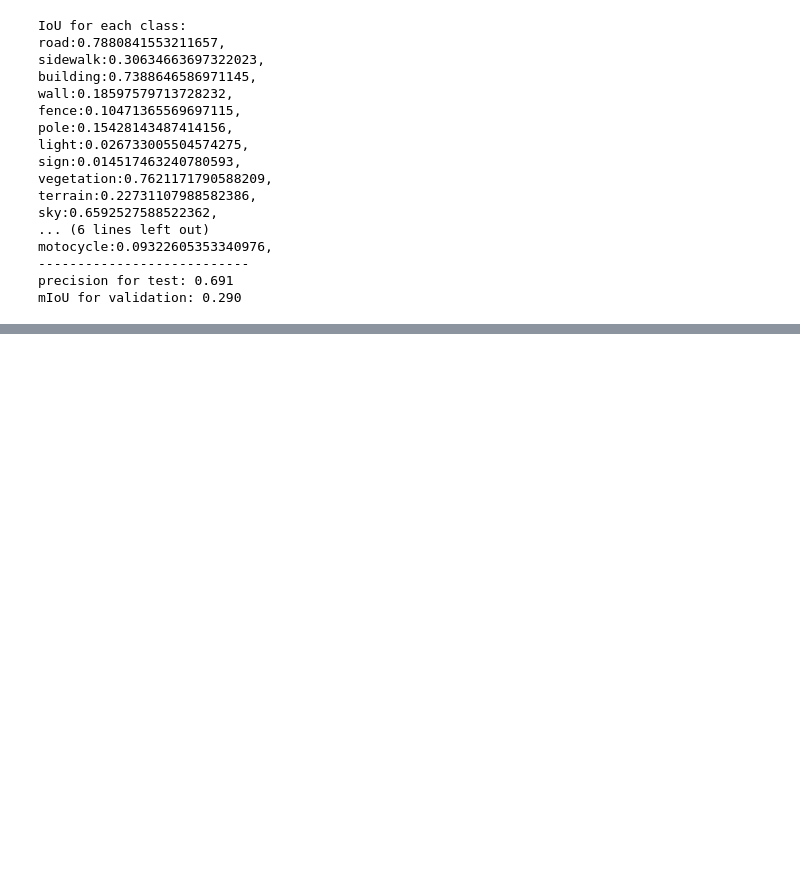
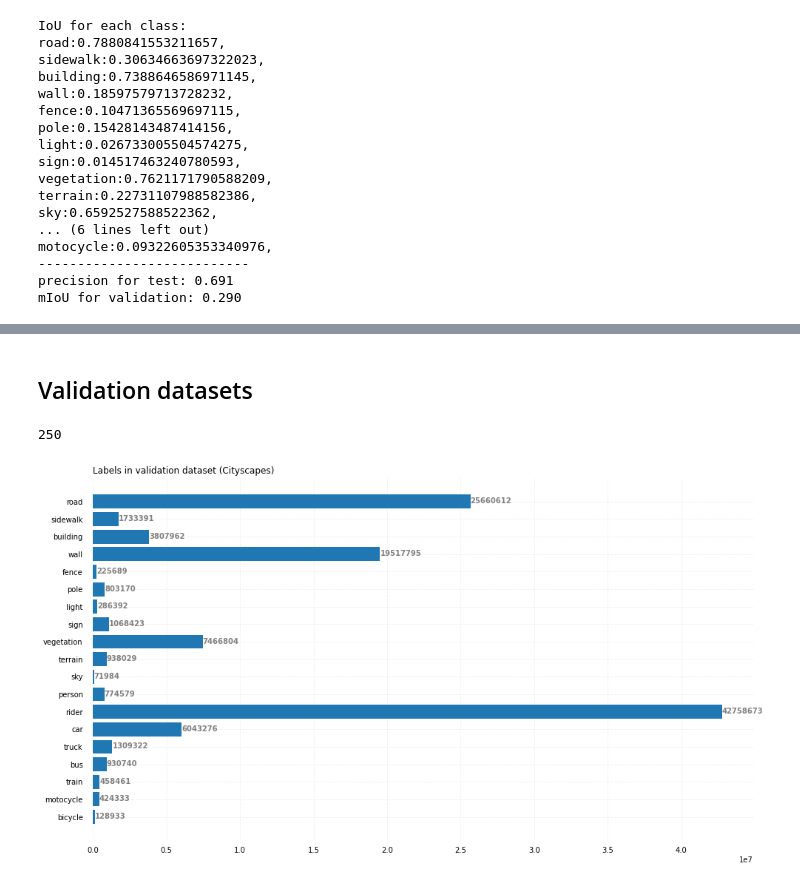
Before and after one commit to CRosero/aml-project-gpc, a Jupyter notebook: eval_model.ipynb, the cells around one changed output, grey strips where cells are left out. Drawn from its saved outputs; the diff is of its cells as text; code cells hidden in the pictures; blank space fills up the shorter version.

```diff
--- a/eval_model.ipynb
+++ b/eval_model.ipynb
@@ -449,0 +543,39 @@ mIoU for validation: 0.290
+# %% [markdown]
+## Validation datasets
+# %%
+from collections import Counter
+# Path
+
+target_data_root_path = '/content/data/Cityscapes' # /content/data/Cityscapes
+target_root_path = os.path.join(target_data_root_path,  "val.txt")   # /content/data/Cityscapes/train.txt
+info_path = os.path.join(target_data_root_path,  "info.json") # /content/data/GTA/info.json
+
+info_json = json.load(open(info_path))
+input_size = (1024,512)
+target_dataset = cityscapesDataSet(target_data_root_path, target_root_path, info_json, crop_size=input_size) #, max_iters=args.num_steps * args.iter_size * args.batch_size)
+
+targetloader = data.DataLoader(target_dataset, batch_size=1, shuffle=False)
+cityscapesloader_iter = enumerate(targetloader)
+
+cityscapes = Counter()
+
+i = 0
+tq = tqdm(total=len(targetloader))
+while True:
+  try:
+    _ , (im_trg,lbl_CS) =next(cityscapesloader_iter)
+    i +=1
+  except:
+    print(i)
+    tq.close()
+    break
+
+  cityscapes += Counter(lbl_CS.cpu().detach().numpy().flatten())
+
+  tq.update(1)
+
+del cityscapes[255]
+graph_labels(list(info_json['label']),cityscapes.values(), 'Labels in validation dataset (Cityscapes)')
+# %% [output]
+250
+[figure, added]
```
Also changed, not shown: parts of 3 cells of this notebook.
